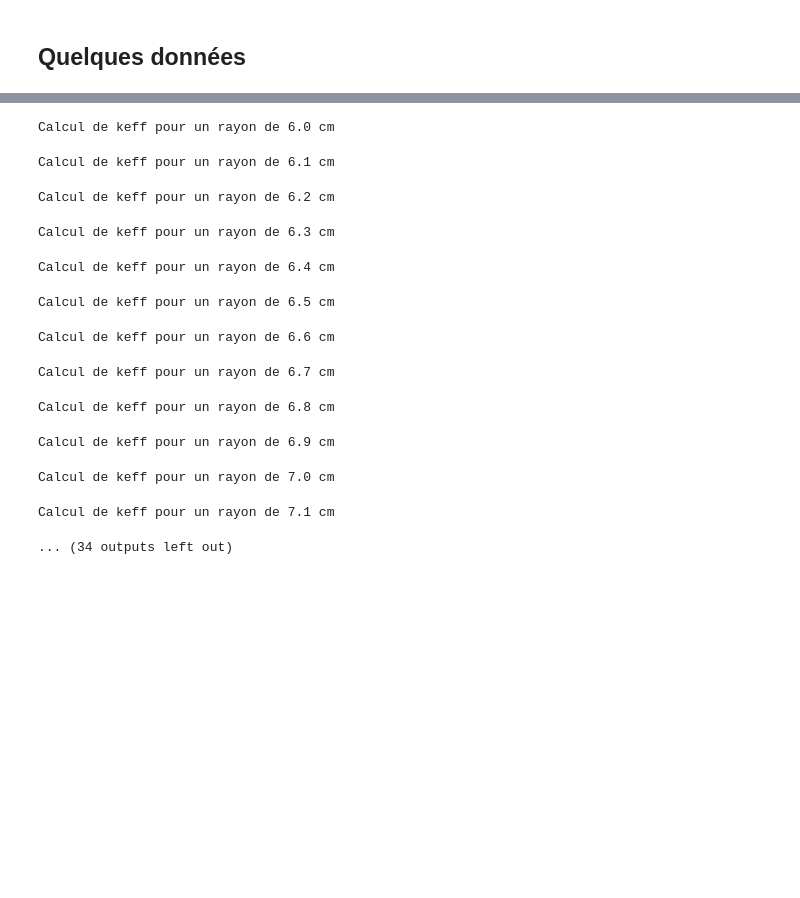
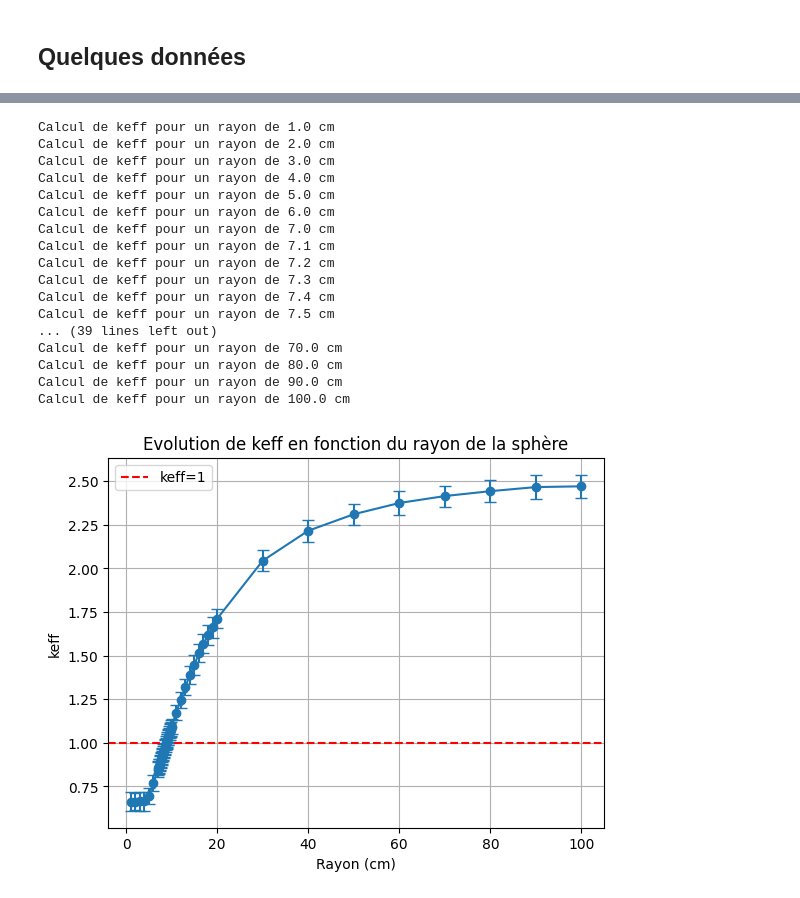
Before and after one commit to atlantis294/neutronic-ensta, a Jupyter notebook: exercices/06_monte_carlo.ipynb, the cells around one changed output, grey strips where cells are left out. Cells and saved outputs as stored; diff of their text form; code cells hidden in the pictures; blank space fills up the shorter version.

```diff
--- a/exercices/06_monte_carlo.ipynb
+++ b/exercices/06_monte_carlo.ipynb
@@ -333,81 +283,64 @@ def calculer_keff(rayon, nb_batches=110, nb_neutrons_per_batch=10000):
         #     new_neutrons = simulate_neutron(neutron)
         #     output_neutrons += new_neutrons
 
+        # Parallélisation des calculs
         with Pool(processes) as pool:
             results = pool.map(simulate_neutron, starting_neutrons)
         output_neutrons = [n for sub in results for n in sub]
 
         keff[i] = len(output_neutrons) / nb_neutrons_per_batch
 
+        # deepcopy qui est plus efficace que copy et qui résoud les problèmes de références
         starting_neutrons = [copy.deepcopy(neutron) for neutron in np.random.choice(output_neutrons, nb_neutrons_per_batch)]
 
-    moyenne_keff = np.mean(keff[:])  # Moyenne sans le début instable
-    ecart_type_keff = np.std(keff[:],ddof=1)
+    moyenne_keff = np.mean(keff[:])  # Moyenne
+    ecart_type_keff = np.std(keff[:],ddof=1) # Ecart type
     return moyenne_keff, ecart_type_keff
 
 
-def trouver_la_masse_critique(rayon_initial=0, precision=1e-2):
-    """Trouver la masse critique en cherchant le rayon critique
-
-    Args:
-        rayon_min (float): rayon minimum
-        rayon_max (float): rayon maximum
-        precision (float): précision en cm
-
-    Returns:
-        float: masse critique en g
-    """
-    # rayon pour démarrer
-    rayon = rayon_initial  # cm
-    keff_1 = calculer_keff(rayon)
-    keff_2 = calculer_keff(rayon + 1)
-
-    # Descente de gradient
-    while abs(keff_2-1) > precision:
-        print(keff_2,1e2*(keff_2-keff_1))
-        rayon -= 1e1*(keff_2-keff_1)
-        keff_1 = keff_2
-        keff_2 = calculer_keff(rayon)
-        print(f"Rayon: {rayon} cm, keff: {keff_2}")
-
-# trouver_la_masse_critique(rayon_initial=8, precision=1e-2)
-
-Trayon = np.arange(6,10.5,0.1)
+# Trayon = np.arange(6,10.5,0.1)
+Trayon=list(np.arange(1,7,1))+list(np.arange(7,10,0.1))+list(np.arange(10,20,1))+list(np.arange(20,110,10))
 Tkeff=[]
 for rayon in Trayon:
     print("Calcul de keff pour un rayon de {:.1f} cm".format(rayon))
     Tkeff.append(calculer_keff(rayon))
 
+# Ecriture des resultats dans un fichier texte
 fichier = open("masse_critique.txt", "w")
 fichier.write("Rayon(cm);keff mean;keff std;masse critique(g)\n")
 for i in range(len(Trayon)):
     rho = 19.05 # g/cm3 pour l'uranium 235
     masse_critique = 4/3 * np.pi * Trayon[i]**3 * rho  # g
     fichier.write("{:.3f};{:.3f};{:.3f};{:.3f}\n".format(Trayon[i], Tkeff[i][0], Tkeff[i][1], masse_critique))
 fichier.close()
 
 import matplotlib.pyplot as plt
 
-# plt.plot(Trayon,[keff[0] for keff in Tkeff],'b+-')
+# Affichage des resultats avec barres d'erreur
 plt.errorbar(Trayon, [keff[0] for keff in Tkeff], yerr=[keff[1] for keff in Tkeff], fmt='o-', capsize=4)
 plt.axhline(1, color='r', linestyle='--', label='keff=1')
 plt.title("Evolution de keff en fonction du rayon de la sphère")
 plt.xlabel("Rayon (cm)")
 plt.ylabel("keff")
 plt.grid()
 plt.legend()
 plt.show()
 # %% [output]
+Calcul de keff pour un rayon de 1.0 cm
+Calcul de keff pour un rayon de 2.0 cm
+Calcul de keff pour un rayon de 3.0 cm
+Calcul de keff pour un rayon de 4.0 cm
+Calcul de keff pour un rayon de 5.0 cm
 Calcul de keff pour un rayon de 6.0 cm
+Calcul de keff pour un rayon de 7.0 cm
+Calcul de keff pour un rayon de 7.1 cm
+Calcul de keff pour un rayon de 7.2 cm
+Calcul de keff pour un rayon de 7.3 cm
+Calcul de keff pour un rayon de 7.4 cm
+Calcul de keff pour un rayon de 7.5 cm
+... (39 lines left out)
+Calcul de keff pour un rayon de 70.0 cm
+Calcul de keff pour un rayon de 80.0 cm
+Calcul de keff pour un rayon de 90.0 cm
+Calcul de keff pour un rayon de 100.0 cm
-Calcul de keff pour un rayon de 6.1 cm
-Calcul de keff pour un rayon de 6.2 cm
-Calcul de keff pour un rayon de 6.3 cm
-Calcul de keff pour un rayon de 6.4 cm
-Calcul de keff pour un rayon de 6.5 cm
-Calcul de keff pour un rayon de 6.6 cm
-Calcul de keff pour un rayon de 6.7 cm
-Calcul de keff pour un rayon de 6.8 cm
-Calcul de keff pour un rayon de 6.9 cm
-Calcul de keff pour un rayon de 7.0 cm
-Calcul de keff pour un rayon de 7.1 cm
-... (34 outputs left out)
+[figure, added]
```
Also changed, not shown: parts of 4 cells of this notebook, 1 other file.
